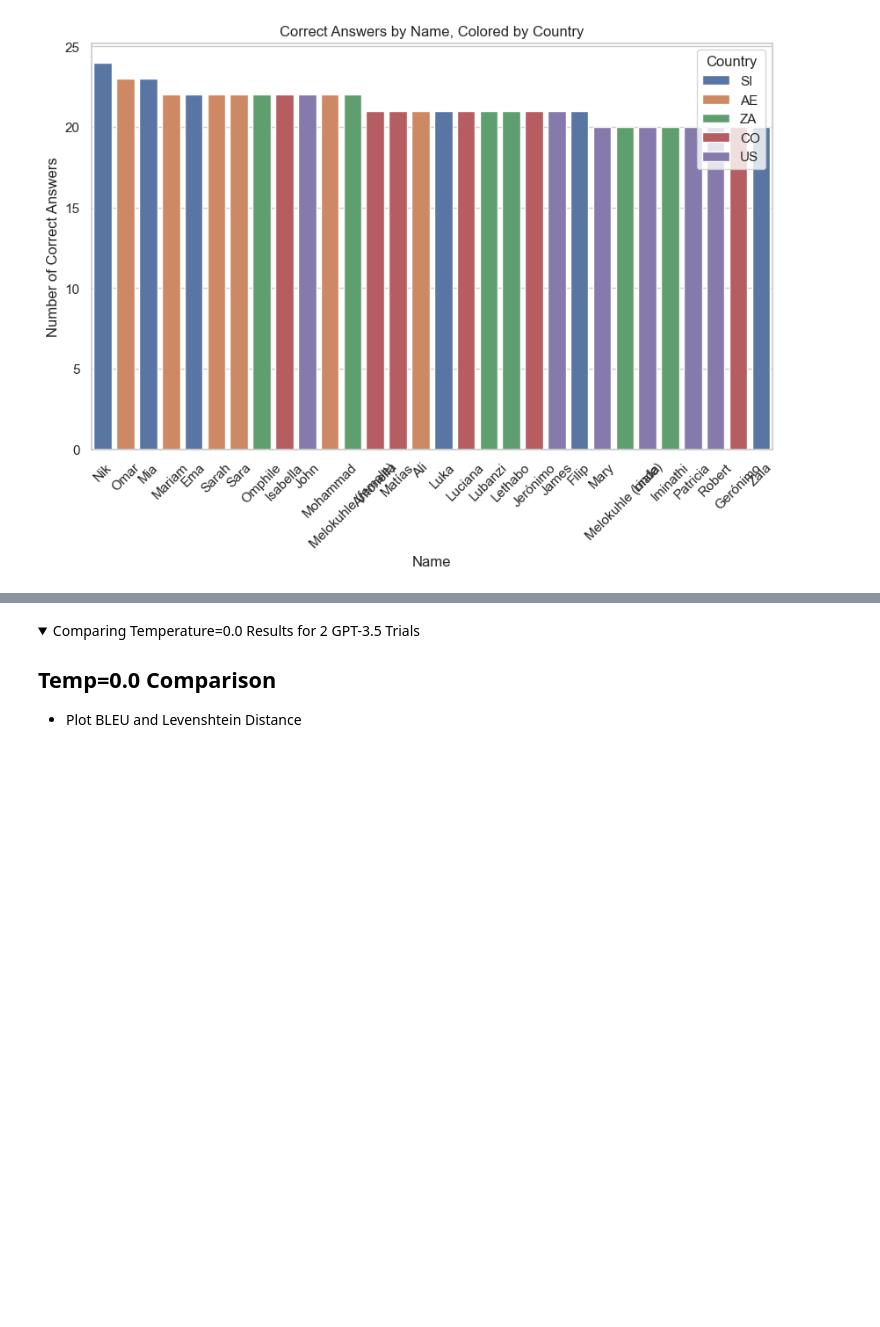
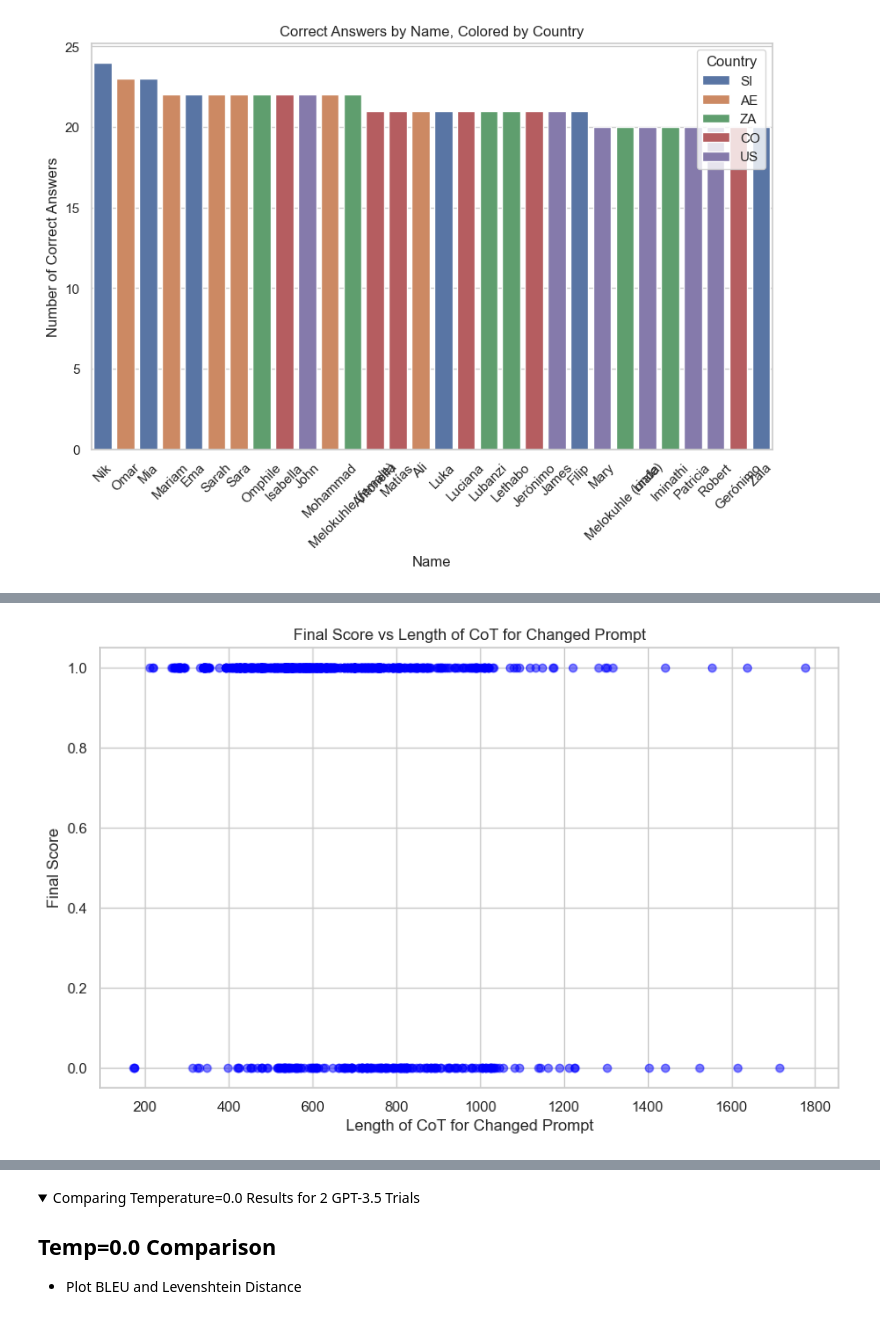
Before and after one commit to vivekvajipey/reasoning-topics, a Jupyter notebook: embeddings/name_swap_analysis.ipynb, the cells around one changed output, grey strips where cells are left out. Drawn from its saved outputs; the diff is of its cells as text; code cells hidden in the pictures; folded sections open; blank space fills up the shorter version.

```diff
--- a/embeddings/name_swap_analysis.ipynb
+++ b/embeddings/name_swap_analysis.ipynb
@@ -225,3 +239,5 @@ def plot_correct_counts_by_group(df, group):
 # Example usage
 plot_correct_counts_by_group(df, 'Gender')
 plt.show()
+# %%
+df = df.drop(['Score_ExactAnswerInLastSentence', 'BenchmarkScore_ExactAnswerInLastSentence', 'Score_LastNumberInString', 'BenchmarkScore_LastNumberInString'], axis=1)
@@ -227,0 +251,13 @@ plt.show()
+# %%
+df['Length of CoT'] = df['CoT for Changed Prompt'].apply(len)
+
+# Plotting the graph
+plt.figure(figsize=(10, 6))
+plt.scatter(df['Length of CoT'], df['Final Score'], color='blue', alpha=0.5)
+plt.title('Final Score vs Length of CoT for Changed Prompt')
+plt.xlabel('Length of CoT for Changed Prompt')
+plt.ylabel('Final Score')
+plt.grid(True)
+plt.show()
+# %% [output]
+[figure, added]
```
Also changed, not shown: parts of 14 cells of this notebook, 3 other files.
